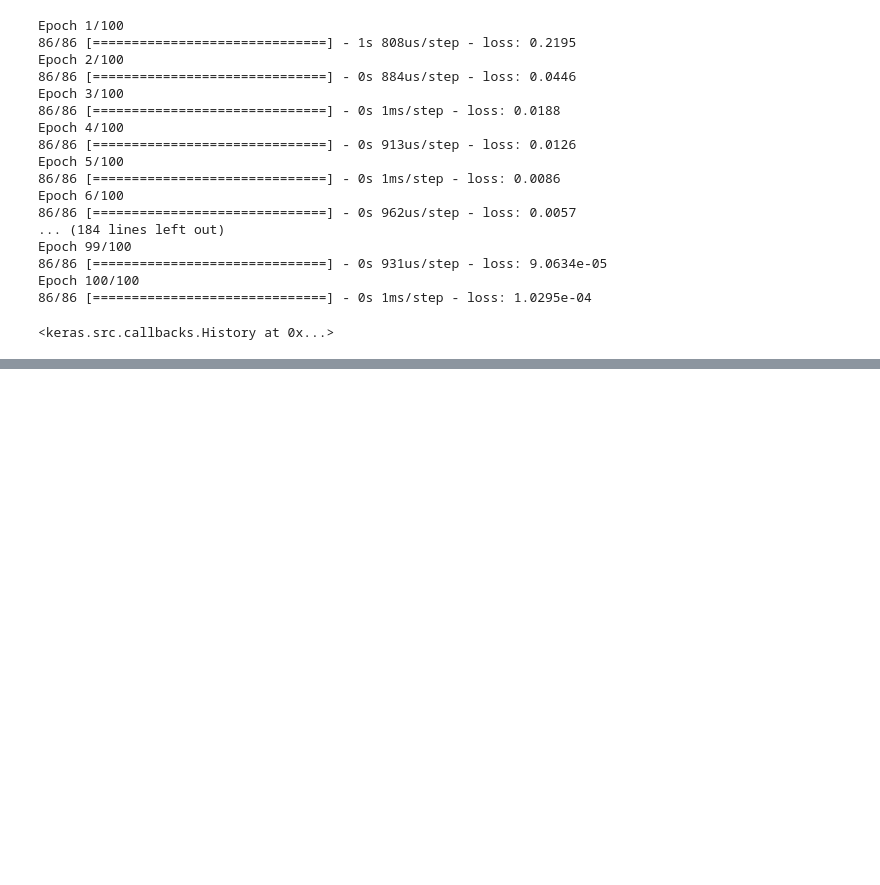
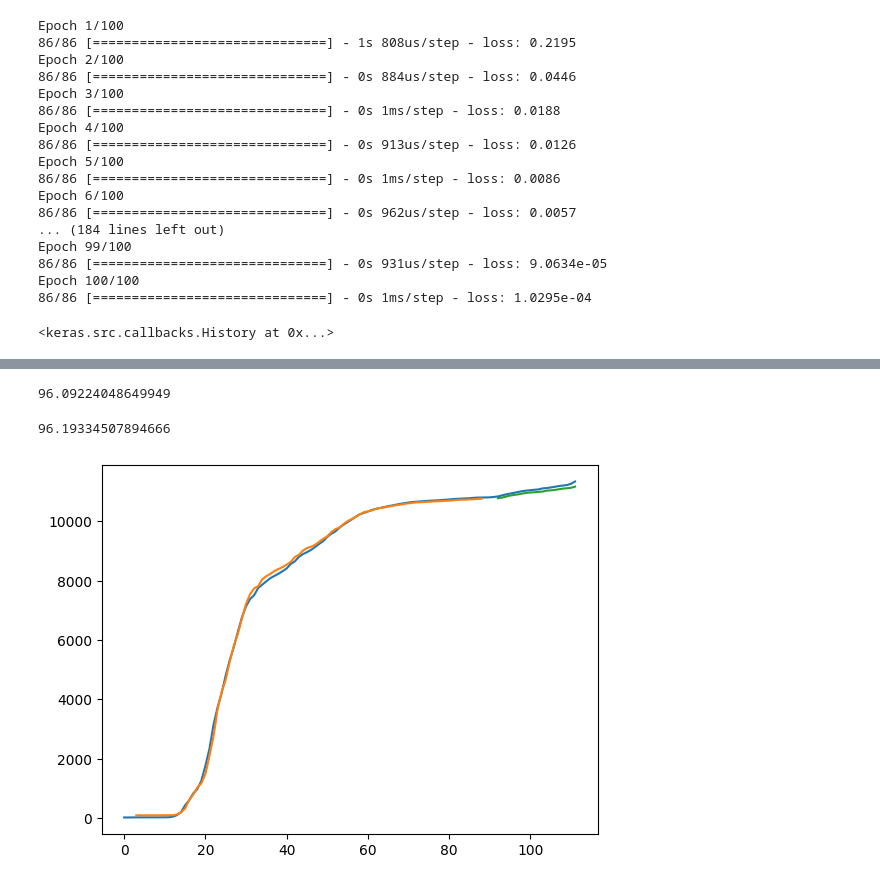
Before and after one commit to bestswlkh0310/ai-study, a Jupyter notebook: 10_corona_predict/main.ipynb, the cells around one changed output, grey strips where cells are left out. Drawn from its saved outputs; the diff is of its cells as text; code cells hidden in the pictures; blank space fills up the shorter version.

Commit message:
10: visualize result

```diff
--- a/10_corona_predict/main.ipynb
+++ b/10_corona_predict/main.ipynb
@@ -146,3 +146,11 @@ Epoch 99/100
 Epoch 100/100
 86/86 [==============================] - 0s 1ms/step - loss: 1.0295e-04
 <keras.src.callbacks.History at 0x...>
+# %%
+train_predict = model.predict(X_train)
+test_predict = model.predict(X_test)
+train_predict2 = scaler.inverse_transform(train_predict)
+Y_train = scaler.inverse_transform([y_train])
+test_predict2 = scaler.inverse_transform(test_predict)
+Y_test = scaler.inverse_transform([y_test])
+train_predict2
@@ -148,0 +177,25 @@ Epoch 100/100
+# %%
+train_score = math.sqrt(mean_squared_error(Y_train[0], train_predict2[:,0]))
+train_score
+# %% [output]
+96.09224048649949
+# %%
+test_score = math.sqrt(mean_squared_error(Y_test[0], test_predict2[:,0]))
+test_score
+# %% [output]
+96.19334507894666
+# %%
+train_predict_plot = np.empty_like(data_set)
+train_predict_plot[:, :] = np.nan
+train_predict_plot[look_back: len(train_predict2) + look_back, :] = train_predict2
+# %%
+test_predict_plot = np.empty_like(data_set)
+test_predict_plot[:, :] = np.nan
+test_predict_plot[len(train_predict2) + look_back * 2 : len(data_set), :] = test_predict2
+# %%
+plt.plot(data_set)
+plt.plot(train_predict_plot)
+plt.plot(test_predict_plot)
+plt.show()
+# %% [output]
+[figure, added]
```
Also changed, not shown: parts of 1 cell of this notebook.
